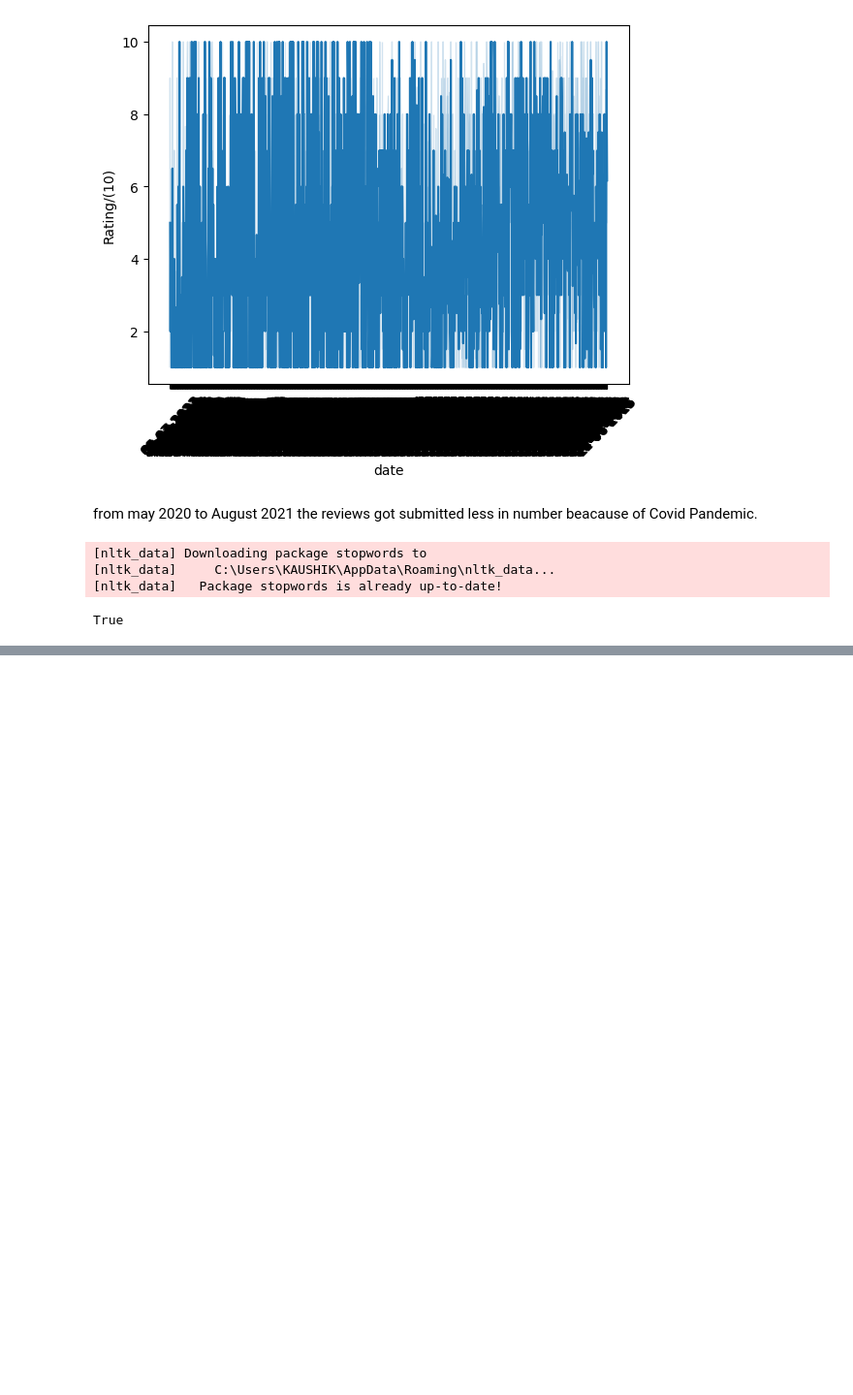
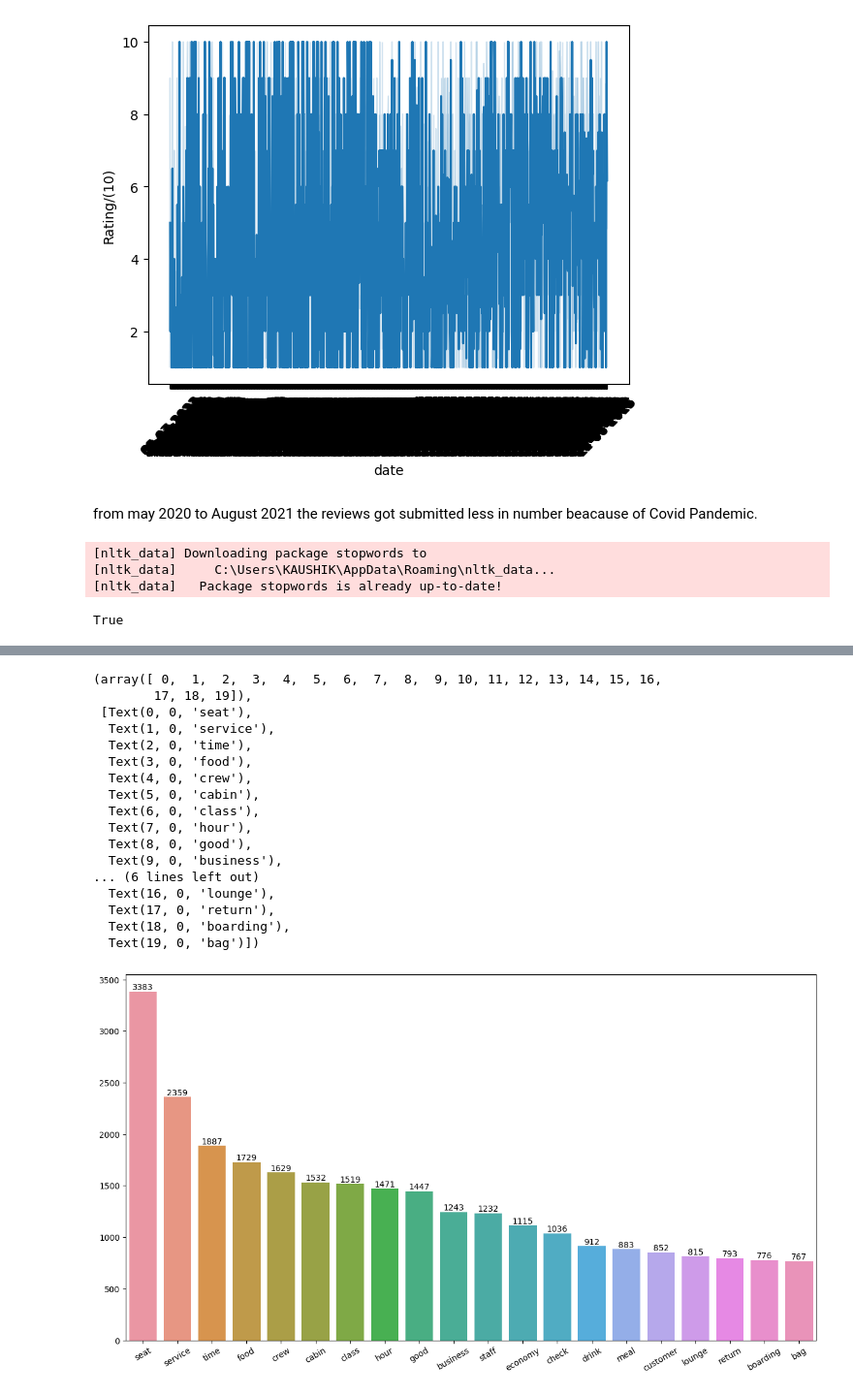
Before and after one commit to kaushik1064/ml-project, a Jupyter notebook: src/notebook/eda.ipynb, the cells around one changed output, grey strips where cells are left out. Shown at 97% size. Cells and saved outputs as stored; diff of their text form; code cells hidden in the pictures; blank space fills up the shorter version.

```diff
--- a/src/notebook/eda.ipynb
+++ b/src/notebook/eda.ipynb
@@ -422,0 +465,47 @@ NameError: name 'WordCloud' is not defined
+# %%
+from nltk import ngrams
+from nltk.probability import FreqDist
+
+from sklearn.feature_extraction import text
+from sklearn.feature_extraction.text import TfidfVectorizer
+
+#split the text of all reviews into a list of words
+words = reviews.split(" ")
+
+#remove certain words that will not be used to determine the positive or negative sentiment
+stopwords = text.ENGLISH_STOP_WORDS.union(['flight', 'ba', "passenger","u", "london","airway","british","airline",\
+                                           "heathrow","plane","lhr","review","trip","verified"])
+
+
+new_words = [word for word in words if word not in stopwords]
+
+nlp_words=FreqDist(new_words).most_common(20)
+
+#create a dataframe of these word and its frequencies
+all_fdist = pd.Series(dict(nlp_words))
+# %%
+fig, ax = plt.subplots(figsize=(15,8))
+
+## Seaborn plotting using Pandas attributes + xtick rotation for ease of viewing
+all_plot = sns.barplot(x=all_fdist.index, y=all_fdist.values, ax=ax)
+all_plot.bar_label(all_plot.containers[0])
+plt.xticks(rotation=30)
+# %% [output]
+(array([ 0,  1,  2,  3,  4,  5,  6,  7,  8,  9, 10, 11, 12, 13, 14, 15, 16,
+        17, 18, 19]),
+ [Text(0, 0, 'seat'),
+  Text(1, 0, 'service'),
+  Text(2, 0, 'time'),
+  Text(3, 0, 'food'),
+  Text(4, 0, 'crew'),
+  Text(5, 0, 'cabin'),
+  Text(6, 0, 'class'),
+  Text(7, 0, 'hour'),
+  Text(8, 0, 'good'),
+  Text(9, 0, 'business'),
+... (6 lines left out)
+  Text(16, 0, 'lounge'),
+  Text(17, 0, 'return'),
+  Text(18, 0, 'boarding'),
+  Text(19, 0, 'bag')])
+[figure, added]
```
Also changed, not shown: parts of 20 cells of this notebook, 7 other files.
